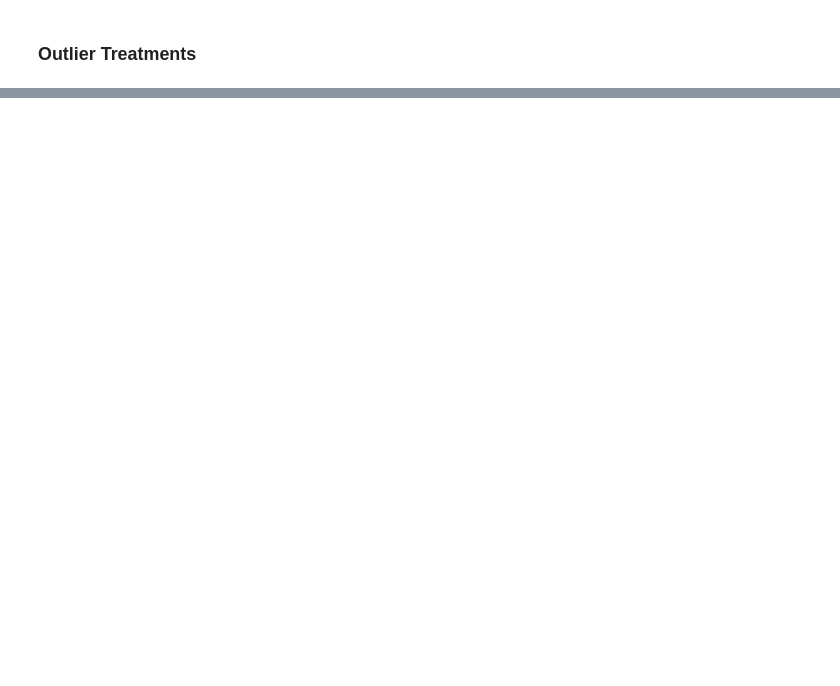
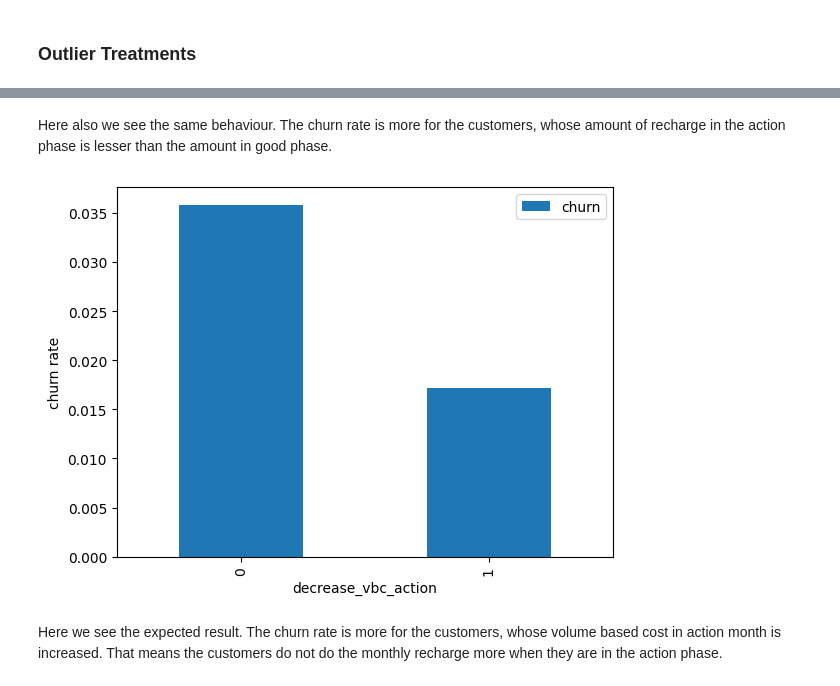
Before and after one commit to bunnynoddy14/Telecom-Churn-UpGrade, a Jupyter notebook: Telecom_churn_Case_study.ipynb, the cells around one changed output, grey strips where cells are left out. Cells and saved outputs as stored; diff of their text form; code cells hidden in the pictures; blank space fills up the shorter version.

```diff
--- a/Telecom_churn_Case_study.ipynb
+++ b/Telecom_churn_Case_study.ipynb
@@ -403,0 +624,11 @@ df.shape
+# %% [markdown]
+Here also we see the same behaviour. The churn rate is more for the customers, whose amount of recharge in the action phase is lesser than the amount in good phase.
+# %%
+# Churn rate on the basis whether the customer decreased her/his volume based cost in action month
+data.pivot_table(values='churn', index='decrease_vbc_action', aggfunc='mean').plot.bar()
+plt.ylabel('churn rate')
+plt.show()
+# %% [output]
+[figure, added]
+# %% [markdown]
+Here we see the expected result. The churn rate is more for the customers, whose volume based cost in action month is increased. That means the customers do not do the monthly recharge more when they are in the action phase.
```
Also changed, not shown: parts of 201 cells of this notebook.
